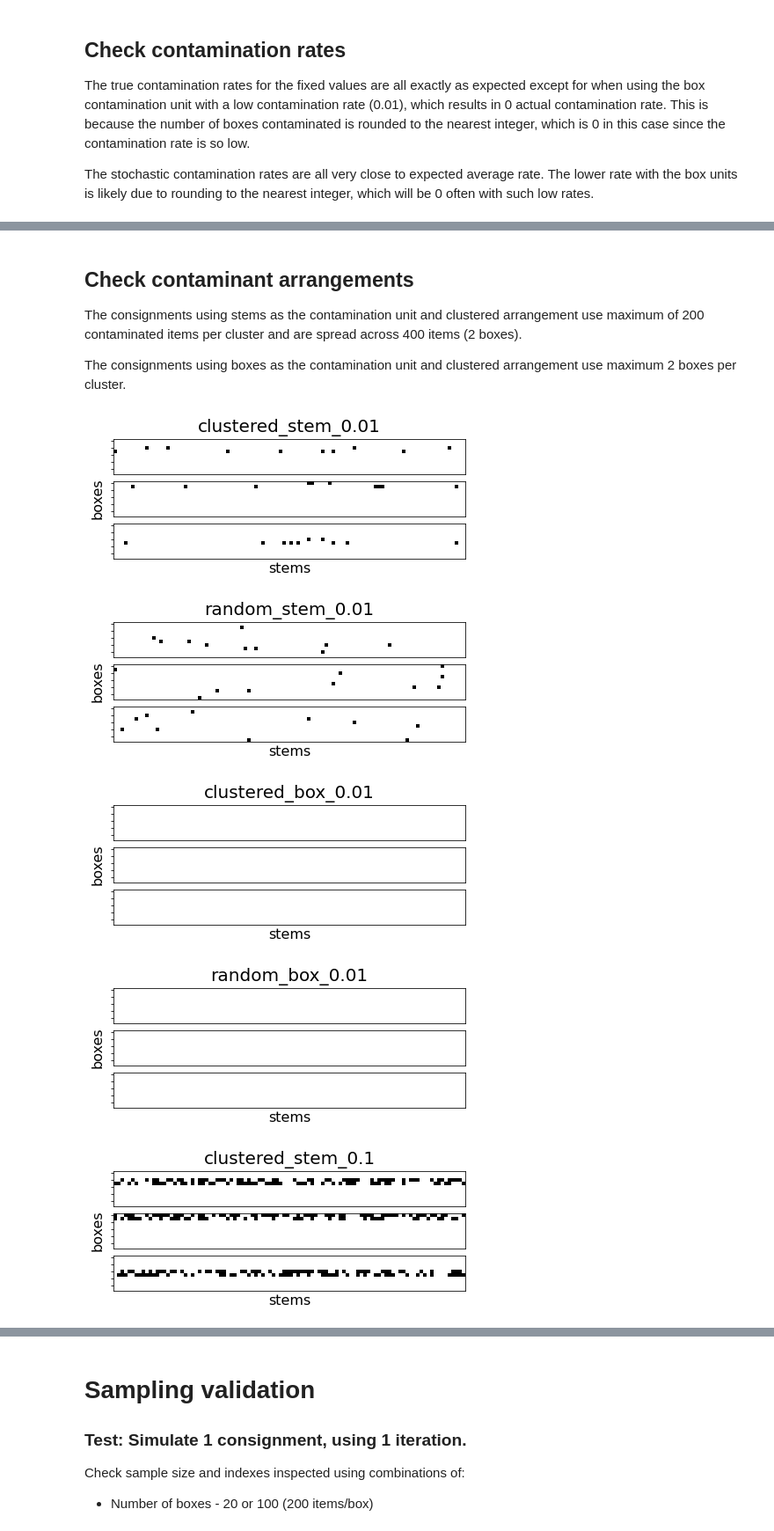
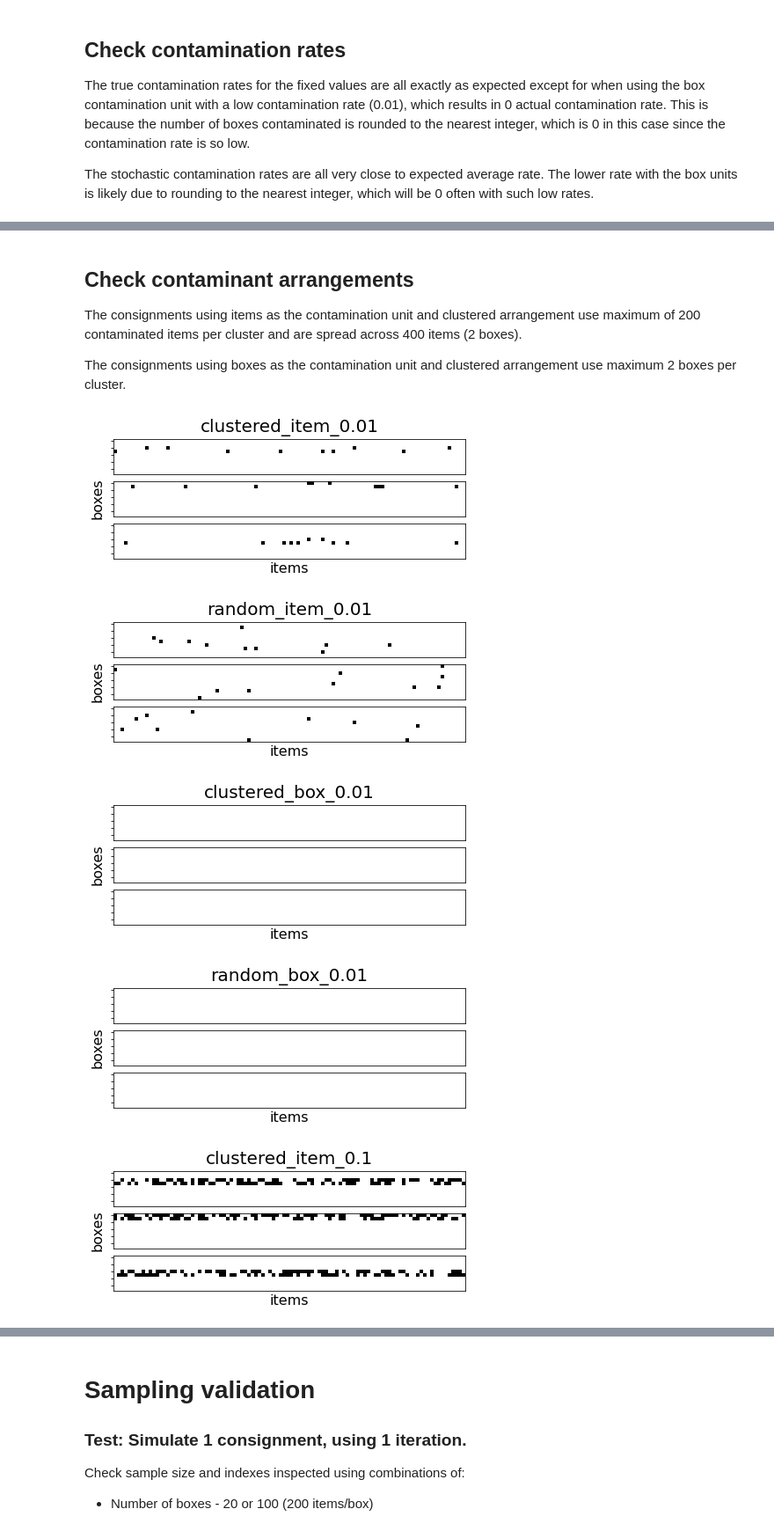
Before and after one commit to ncsu-landscape-dynamics/popsborder, a Jupyter notebook: validation_plots.ipynb, the cells around one changed output, grey strips where cells are left out. Shown at 88% size. Cells and saved outputs as stored; diff of their text form; code cells hidden in the pictures.

Commit message:
drop dictionary syntax for consignment class. some additional term changes.

```diff
--- a/validation_plots.ipynb
+++ b/validation_plots.ipynb
@@ -87,8 +87,8 @@ contaminate_validation_df_1 = save_scenario_result_to_pandas(
     config_columns=[
         "consignment_name",
         "consignment/boxes/min",
-        "consignments/boxes/max",
-        "consignments/stems_per_box/default",
+        "consignment/boxes/max",
+        "consignment/items_per_box/default",
         "contamination/contamination_unit",
         "contamination/contamination_rate/distribution",
         "contamination/contamination_rate/value",
@@ -110,7 +110,7 @@ contaminate_validation_df_2 = save_scenario_result_to_pandas(
         "consignment_name",
         "consignment/boxes/min",
         "consignment/boxes/max",
-        "consignment/stems_per_box/default",
+        "consignment/items_per_box/default",
         "contamination/contamination_unit",
         "contamination/contamination_rate/distribution",
         "contamination/contamination_rate/value",
@@ -197,7 +197,7 @@ contamination_rate_validatation
 | 15 | random_box_beta | 0.007 | 0.0065 |
 # %% [markdown]
 ## Check contaminant arrangements
-The consignments using stems as the contamination unit and clustered arrangement use maximum of 200 contaminated items per cluster and are spread across 400 items (2 boxes).
+The consignments using items as the contamination unit and clustered arrangement use maximum of 200 contaminated items per cluster and are spread across 400 items (2 boxes).
 
 The consignments using boxes as the contamination unit and clustered arrangement use maximum 2 boxes per cluster.
 # %%
@@ -206,25 +206,25 @@ contaminate_validation_items_unstacked = [i[0] for i in contaminate_validation_d
 # %%
 # Plot items for each scenario and check contaminant arrangement and contamination unit
 scenarios = contaminate_validation_df_1["consignment_name"]
 
 for index, scenario in enumerate(scenarios):
-    contaminate_validation_stems = np.stack(contaminate_validation_items_unstacked[index])
-    items_by_consignment = np.vsplit(contaminate_validation_stems, num_consignments_1)
+    contaminate_validation_items = np.stack(contaminate_validation_items_unstacked[index])
+    items_by_consignment = np.vsplit(contaminate_validation_items, num_consignments_1)
     fig, axs = plt.subplots(len(items_by_consignment), figsize=(16,2.5))
     for i in range(len(items_by_consignment)):
         axs[i].matshow(items_by_consignment[i], cmap='Greys')
         axs[i].set_yticklabels([])
         axs[i].tick_params(labeltop=False, top=False, bottom=False)
         if i == 1:
             axs[i].set_ylabel('boxes', fontsize=16)
         if i == 2:
-            axs[i].set_xlabel('stems', fontsize=16)
+            axs[i].set_xlabel('items', fontsize=16)
         if i == 0:
             axs[i].set_title(scenario, fontsize=20)
-        fig.savefig(scenario + "_stems.png")
+        fig.savefig(scenario + "_items.png")
 # %% [output]
-[figure, old version]
+[figure, new version]
-[figure, old version]
+[figure, new version]
-[figure, old version]
+[figure, new version]
-[figure, old version]
+[figure, new version]
-[figure, old version]
+[figure, new version]
```
Also changed, not shown: parts of 12 cells of this notebook, 5 other files.
